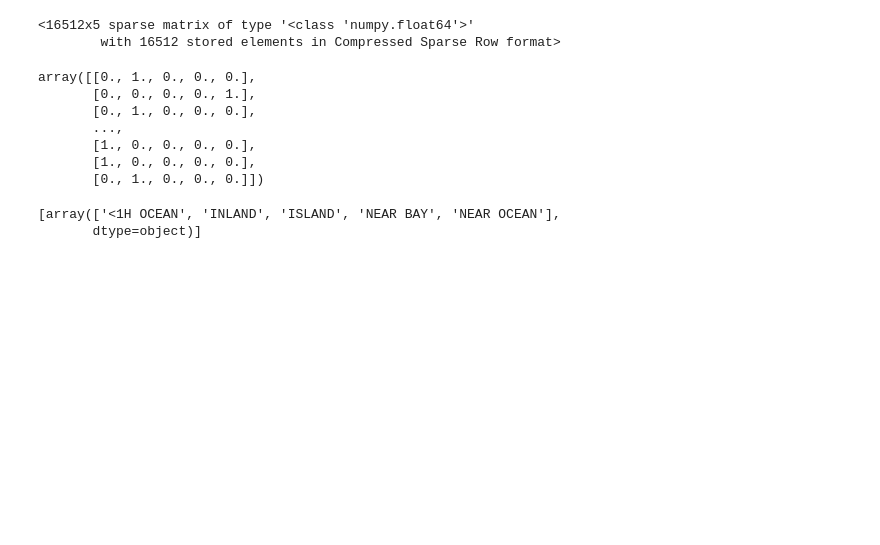
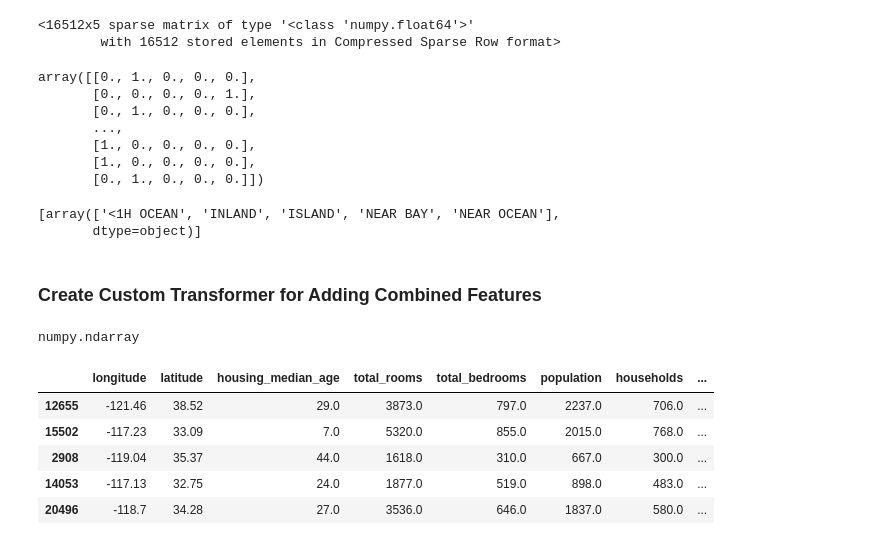
Before and after one commit to tanjatom/MachineLearning, a Jupyter notebook: Regression/housing-prices-California.ipynb, the cells around one changed output. Drawn from its saved outputs; the diff is of its cells as text; code cells hidden in the pictures; blank space fills up the shorter version.

Commit message:
Add custom transformers

```diff
--- a/Regression/housing-prices-California.ipynb
+++ b/Regression/housing-prices-California.ipynb
@@ -388,3 +389,46 @@ encoder.categories_
 # %% [output]
 [array(['<1H OCEAN', 'INLAND', 'ISLAND', 'NEAR BAY', 'NEAR OCEAN'],
        dtype=object)]
+# %% [markdown]
+### Create Custom Transformer for Adding Combined Features
+# %%
+col_names = "total_rooms", "total_bedrooms", "population", "households"
+
+# Get indices of columns using list comprehension
+idx_rooms, idx_bedrooms, idx_population, idx_households = [housing.columns.get_loc(idx) for idx in col_names]
+
+# Transformer class that adds combined features
+class CombineFeatures(BaseEstimator, TransformerMixin):
+    def __init__(self, add_bedroom=True): # no *args or **kwargs
+        self.add_bedroom = add_bedroom
+    def fit(self, X, y=None):
+        return self
+    def transform(self, X):
+        pop_per_household = X[:, idx_population] / X[:, idx_households]
+        rooms_per_household = X[:, idx_rooms] / X[:, idx_households]
+        if self.add_bedroom:
+            bedroom_per_room = X[:, idx_bedrooms] / X[:, idx_rooms]
+            # Translates slice objects to concatenation along the second axis.
+            return np.c_[X, pop_per_household, rooms_per_household, bedroom_per_room]
+        else:
+            return np.c_[X, pop_per_household, rooms_per_household]
+
+add_feature = CombineFeatures(add_bedroom=False)
+housing_extended = add_feature.transform(housing.values)
+# %%
+type(housing_extended)
+# %% [output]
+numpy.ndarray
+# %%
+# Convert numpy array to DataFrame to recover column names
+housing_extended = pd.DataFrame(housing_extended,
+                                columns=list(housing.columns)+["pop_per_household", "rooms_per_household"],
+                                index=housing.index)
+housing_extended.head()
+# %% [output]
+|  | longitude | latitude | housing_median_age | total_rooms | total_bedrooms | population | households | ... |
+| 12655 | -121.46 | 38.52 | 29.0 | 3873.0 | 797.0 | 2237.0 | 706.0 | ... |
+| 15502 | -117.23 | 33.09 | 7.0 | 5320.0 | 855.0 | 2015.0 | 768.0 | ... |
+| 2908 | -119.04 | 35.37 | 44.0 | 1618.0 | 310.0 | 667.0 | 300.0 | ... |
+| 14053 | -117.13 | 32.75 | 24.0 | 1877.0 | 519.0 | 898.0 | 483.0 | ... |
+| 20496 | -118.7 | 34.28 | 27.0 | 3536.0 | 646.0 | 1837.0 | 580.0 | ... |
```
Also changed, not shown: parts of 1 cell of this notebook.
